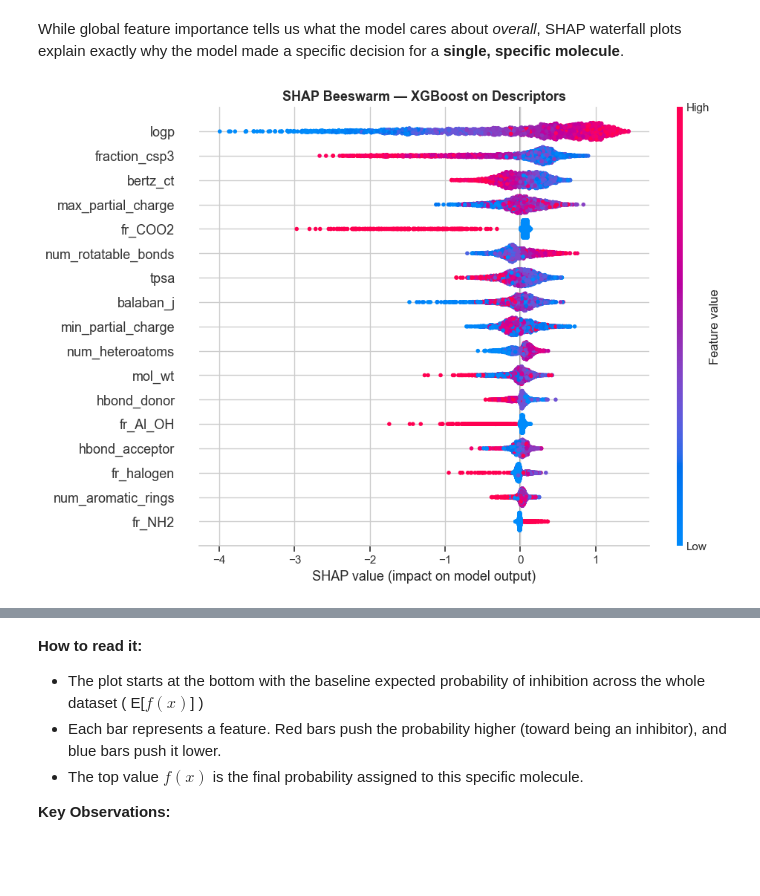
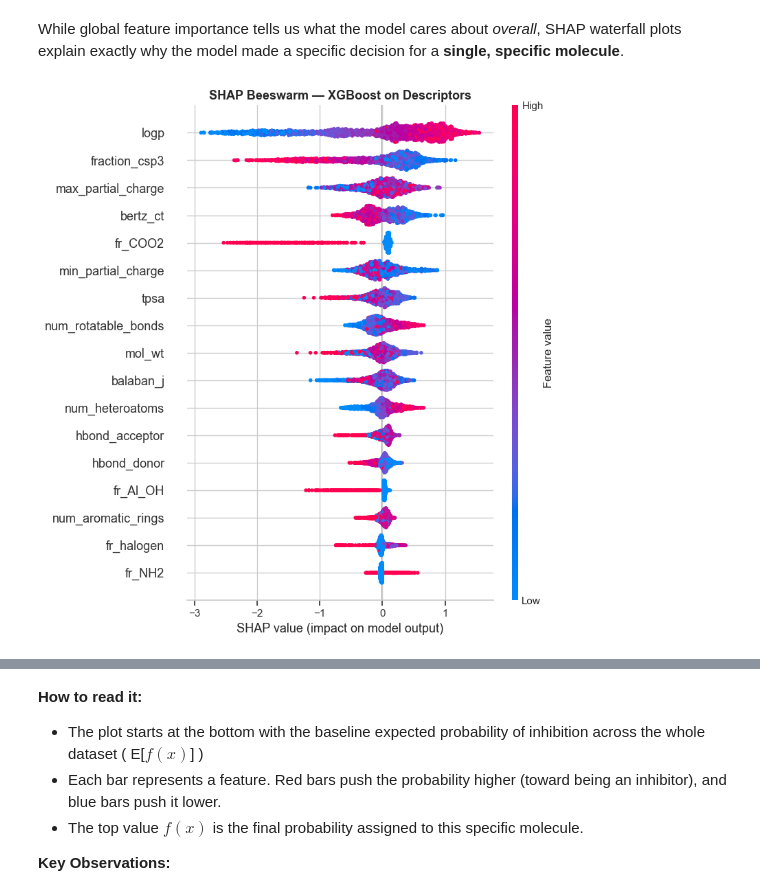
Before and after one commit to ManuCa93/drug_desing_final, a Jupyter notebook: notebook.ipynb, the cells around one changed output, grey strips where cells are left out. Drawn from its saved outputs; the diff is of its cells as text; code cells hidden in the pictures; blank space fills up the shorter version.

```diff
--- a/notebook.ipynb
+++ b/notebook.ipynb
@@ -1141,20 +1244,24 @@ trained_models = {}
 
 for feat_name, (X_tr, X_va, X_te) in feature_sets.items():
     print(f"\n{'='*75}\nFeature set: {feat_name}  ({X_tr.shape[1]} features)\n{'='*75}")
-    for model_name, model in make_models().items():
+    classifier_params = BEST_CLASSIFIER_PARAMS_BY_FEATURE_SET[feat_name]
+    for model_name, model in make_models(feature_set_name=feat_name, classifier_params=classifier_params).items():
         t0 = time.time()
 
-        # Training
+        # Fit on training split for Train/Valid diagnostics
         model.fit(X_tr, y_train_arr)
 
-        # Evaluation on Train, Valid, and Test sets
         train_m = evaluate_model(model, X_tr, y_train_arr, model_name)
         val_m   = evaluate_model(model, X_va, y_valid_arr, model_name)
+
+        # Refit on Train+Valid for final test evaluation
+        X_tr_full = pd.concat([X_tr, X_va], axis=0)
+        y_tr_full = np.concatenate([y_train_arr, y_valid_arr])
+        model.fit(X_tr_full, y_tr_full)
         test_m  = evaluate_model(model, X_te, y_test_arr,  model_name)
 
         trained_models[(feat_name, model_name)] = model
 
-        # Saving results
         all_results.append({
             "Feature Set"  : feat_name,
             "Model"        : model_name,
@@ -1170,7 +1277,6 @@ for feat_name, (X_tr, X_va, X_te) in feature_sets.items():
             "_y_prob"      : test_m["_y_prob"],
         })
 
-        # Print modified to include Train Acc and Val Acc in the summary line
         print(f"  {model_name:22s} | Train Acc={train_m['Accuracy']:.4f} "
               f"| Val Acc={val_m['Accuracy']:.4f} "
               f"| Test Acc={test_m['Accuracy']:.4f} "
@@ -1261,15 +1580,0 @@ def evaluate_model(model, X_test, y_test, model_name="Model"):
-# %%
-# =============================================================================
-# FEATURE SETS & MODEL DEFINITIONS
-# =============================================================================
-
-# (Ensure y_train, y_valid, y_test and the X_ variables are defined in your environment)
-y_train_arr = y_train.values
-y_valid_arr = y_valid.values
-y_test_arr  = y_test.values
-
-feature_sets = {
-    "Descriptors": (X_train,           X_valid,           X_test),
-    "Morgan FP"  : (train_fp_df,       valid_fp_df,       test_fp_df),
-    "Combined"   : (X_train_benchmark, X_valid_benchmark, X_test_benchmark),
-}
@@ -1752,13 +1814,22 @@ SHAP on original pipeline: XGBoost | Descriptors (AUROC=0.8615)
 # %% [markdown]
 While global feature importance tells us what the model cares about *overall*, SHAP waterfall plots explain exactly why the model made a specific decision for a **single, specific molecule**.
 # %%
-# Beeswarm
 plt.figure(figsize=(10, 7))
-shap.summary_plot(shap_vals, X_te_shap, max_display=20, show=False, plot_size=None)
+
+# Use scaled shap_vals but unscaled X_te_best for the 'features' argument
+# to ensure the color scale reflects actual chemical units.
+shap.summary_plot(
+    shap_vals,
+    features=X_te_best,
+    max_display=20,
+    show=False,
+    plot_type="dot"
+)
+
 plt.title(f"SHAP Beeswarm — {BEST_MODEL} on {BEST_FEAT}", fontsize=13, fontweight="bold")
-plt.tight_layout();
+plt.tight_layout()
 plt.show()
 # %% [output]
-[figure, old version]
+[figure, new version]
 # %%
 
```
Also changed, not shown: parts of 62 cells of this notebook.
